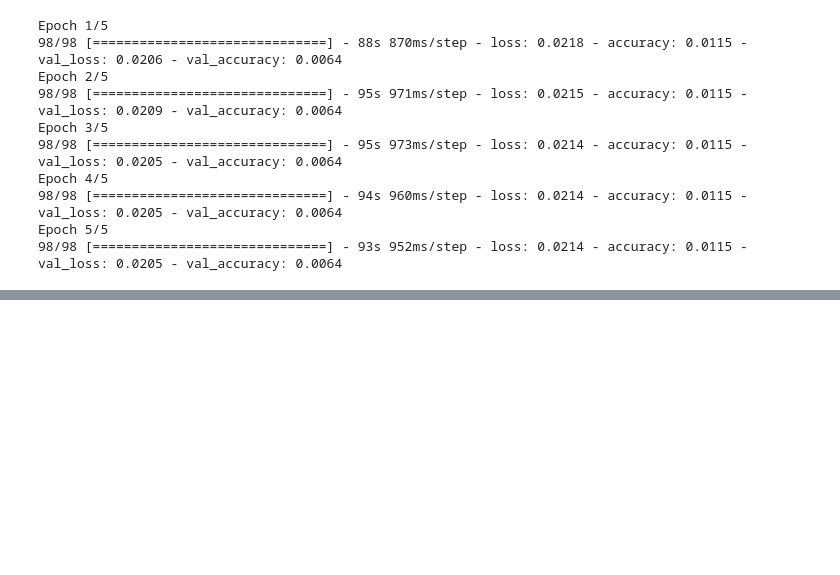
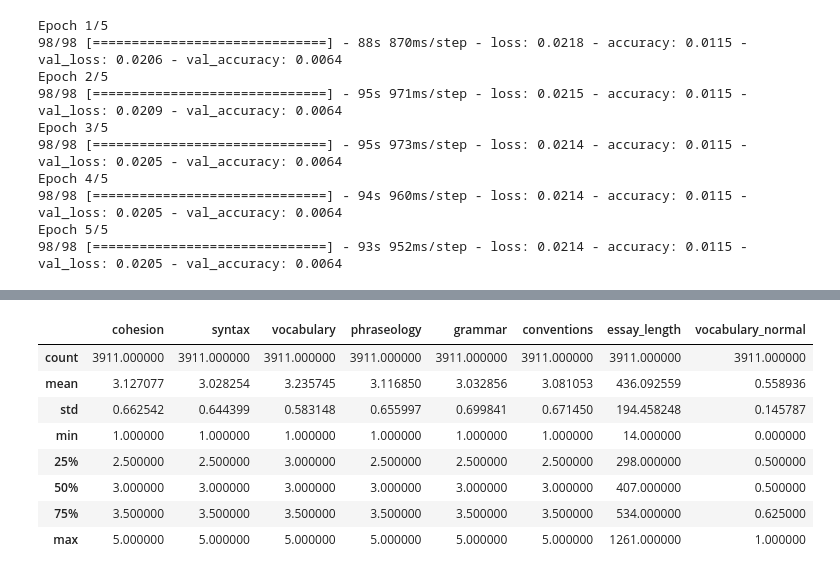
Before and after one commit to AImeetsAG/English-Language-Learning-Feedback-Machine-Learning-Competition, a Jupyter notebook: Vocabulary_Arpan.ipynb, the cells around one changed output, grey strips where cells are left out. Drawn from its saved outputs; the diff is of its cells as text; code cells hidden in the pictures; blank space fills up the shorter version.

```diff
--- a/Vocabulary_Arpan.ipynb
+++ b/Vocabulary_Arpan.ipynb
@@ -117,0 +141,12 @@ padded_sequence_normal = (padded_sequence - M)/S
+# %%
+data_train.describe()
+# %% [output]
+|  | cohesion | syntax | vocabulary | phraseology | grammar | conventions | essay_length | vocabulary_normal |
+| count | 3911.000000 | 3911.000000 | 3911.000000 | 3911.000000 | 3911.000000 | 3911.000000 | 3911.000000 | 3911.000000 |
+| mean | 3.127077 | 3.028254 | 3.235745 | 3.116850 | 3.032856 | 3.081053 | 436.092559 | 0.558936 |
+| std | 0.662542 | 0.644399 | 0.583148 | 0.655997 | 0.699841 | 0.671450 | 194.458248 | 0.145787 |
+| min | 1.000000 | 1.000000 | 1.000000 | 1.000000 | 1.000000 | 1.000000 | 14.000000 | 0.000000 |
+| 25% | 2.500000 | 2.500000 | 3.000000 | 2.500000 | 2.500000 | 2.500000 | 298.000000 | 0.500000 |
+| 50% | 3.000000 | 3.000000 | 3.000000 | 3.000000 | 3.000000 | 3.000000 | 407.000000 | 0.500000 |
+| 75% | 3.500000 | 3.500000 | 3.500000 | 3.500000 | 3.500000 | 3.500000 | 534.000000 | 0.625000 |
+| max | 5.000000 | 5.000000 | 5.000000 | 5.000000 | 5.000000 | 5.000000 | 1261.000000 | 1.000000 |
```
Also changed, not shown: parts of 15 cells of this notebook.
